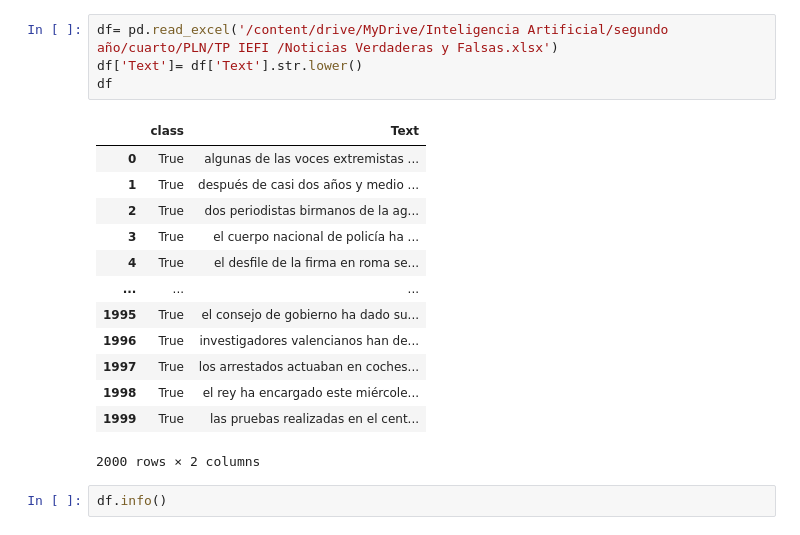
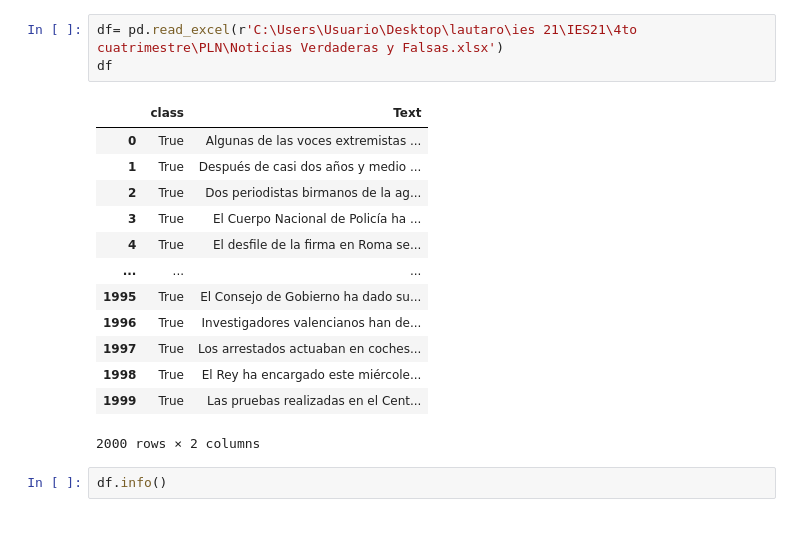
Before and after one commit to LautaroSantos8/IES21, a Jupyter notebook: 4to cuatrimestre/PLN/TP_IEFI.ipynb, the cells around one changed output. Saved outputs shown, nothing was run; the diff lists cells and outputs as text.

```diff
--- a/4to cuatrimestre/PLN/TP_IEFI.ipynb
+++ b/4to cuatrimestre/PLN/TP_IEFI.ipynb
@@ -43,21 +39,20 @@ You can now load the package via spacy.load('es_core_news_sm')
-# %%
-df= pd.read_excel('/content/drive/MyDrive/Inteligencia Artificial/segundo año/cuarto/PLN/TP IEFI /Noticias Verdaderas y Falsas.xlsx')
-df['Text']= df['Text'].str.lower()
-df
-# %% [output]
-|  | class | Text |
-| 0 | True | algunas de las voces extremistas ... |
-| 1 | True | después de casi dos años y medio ... |
-| 2 | True | dos periodistas birmanos de la ag... |
-| 3 | True | el cuerpo nacional de policía ha ... |
-| 4 | True | el desfile de la firma en roma se... |
-| ... | ... | ... |
-| 1995 | True | el consejo de gobierno ha dado su... |
-| 1996 | True | investigadores valencianos han de... |
-| 1997 | True | los arrestados actuaban en coches... |
-| 1998 | True | el rey ha encargado este miércole... |
-| 1999 | True | las pruebas realizadas en el cent... |
-2000 rows × 2 columns
+# %%
+df= pd.read_excel(r'C:\Users\Usuario\Desktop\lautaro\ies 21\IES21\4to cuatrimestre\PLN\Noticias Verdaderas y Falsas.xlsx')
+df
+# %% [output]
+|  | class | Text |
+| 0 | True | Algunas de las voces extremistas ... |
+| 1 | True | Después de casi dos años y medio ... |
+| 2 | True | Dos periodistas birmanos de la ag... |
+| 3 | True | El Cuerpo Nacional de Policía ha ... |
+| 4 | True | El desfile de la firma en Roma se... |
+| ... | ... | ... |
+| 1995 | True | El Consejo de Gobierno ha dado su... |
+| 1996 | True | Investigadores valencianos han de... |
+| 1997 | True | Los arrestados actuaban en coches... |
+| 1998 | True | El Rey ha encargado este miércole... |
+| 1999 | True | Las pruebas realizadas en el Cent... |
+2000 rows × 2 columns
 # %%
 df.info()
 # %% [output]
```
Also changed, not shown: parts of 5 cells of this notebook, 17 other files.
